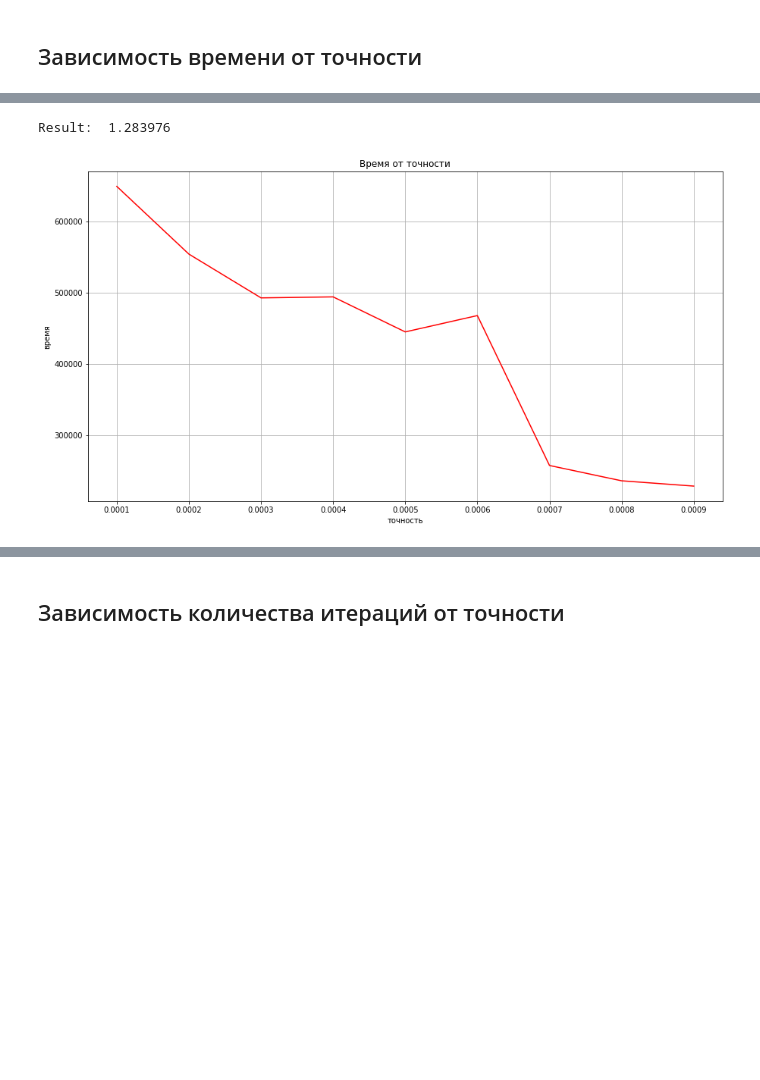
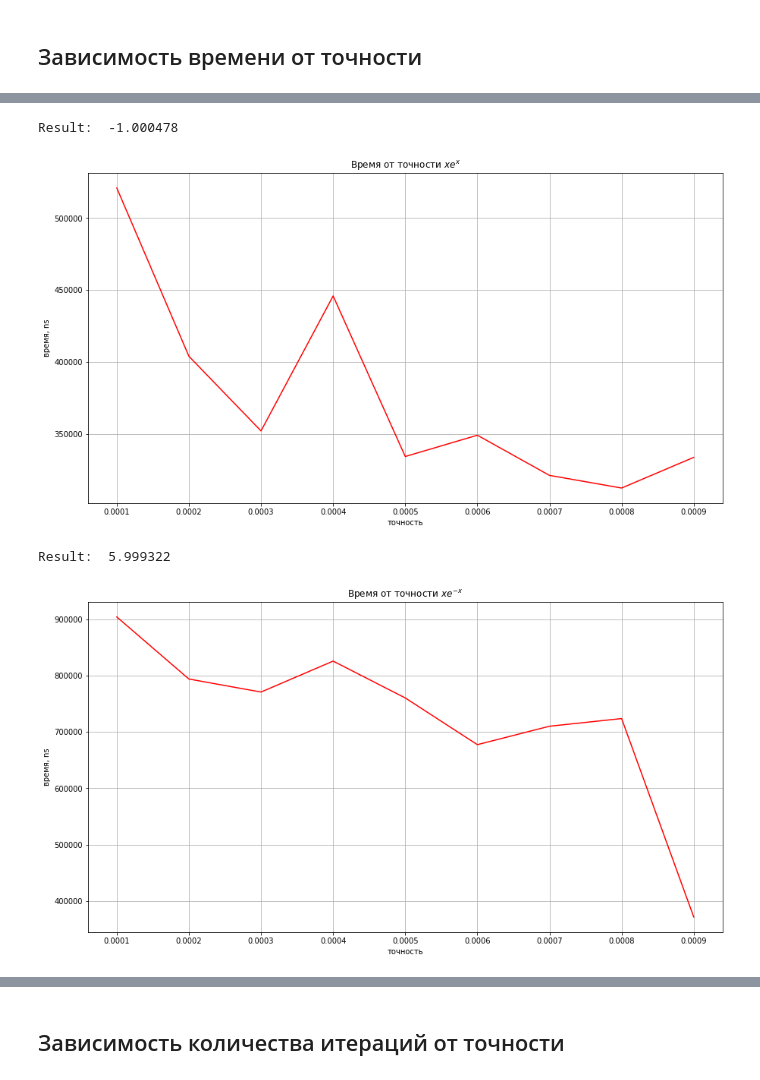
Before and after one commit to Egor200313/optimization, a Jupyter notebook: one_dim/fibonacci_method.ipynb, the cells around one changed output, grey strips where cells are left out. Drawn from its saved outputs; the diff is of its cells as text; code cells hidden in the pictures; blank space fills up the shorter version.

```diff
--- a/one_dim/fibonacci_method.ipynb
+++ b/one_dim/fibonacci_method.ipynb
@@ -95,18 +101,40 @@ delay = []
 tolerance = np.arange(0.0001, 0.001, 0.0001)
 for tol in tolerance:
   start = time.time_ns()
-  result = optimize_one_dim(1.1, 1.5, tol, iters, f2)
+  result = optimize_one_dim(-2.0, 0.0, tol, iters, f3)
   end = time.time_ns()
   delay.append(end - start)
 
 print("Result: ", result['point'])
 plt.figure(figsize=(15,8))
-plt.title("Время от точности")
+plt.title(r'Время от точности $xe^x$')
 plt.plot(tolerance, delay, c='red')
 plt.xlabel("точность")
-plt.ylabel("время")
+plt.ylabel("время, ns")
 plt.grid()
 plt.show()
 # %% [output]
-Result:  1.283976
+Result:  -1.000478
-[figure, old version]
+[figure, new version]
+# %%
+import time
+iters = 1000
+delay = []
+tolerance = np.arange(0.0001, 0.001, 0.0001)
+for tol in tolerance:
+  start = time.time_ns()
+  result = optimize_one_dim(-2.0, 6.0, tol, iters, f4)
+  end = time.time_ns()
+  delay.append(end - start)
+
+print("Result: ", result['point'])
+plt.figure(figsize=(15,8))
+plt.title(r'Время от точности $xe^{-x}$')
+plt.plot(tolerance, delay, c='red')
+plt.xlabel("точность")
+plt.ylabel("время, ns")
+plt.grid()
+plt.show()
+# %% [output]
+Result:  5.999322
+[figure, added]
```
Also changed, not shown: parts of 7 cells of this notebook.
